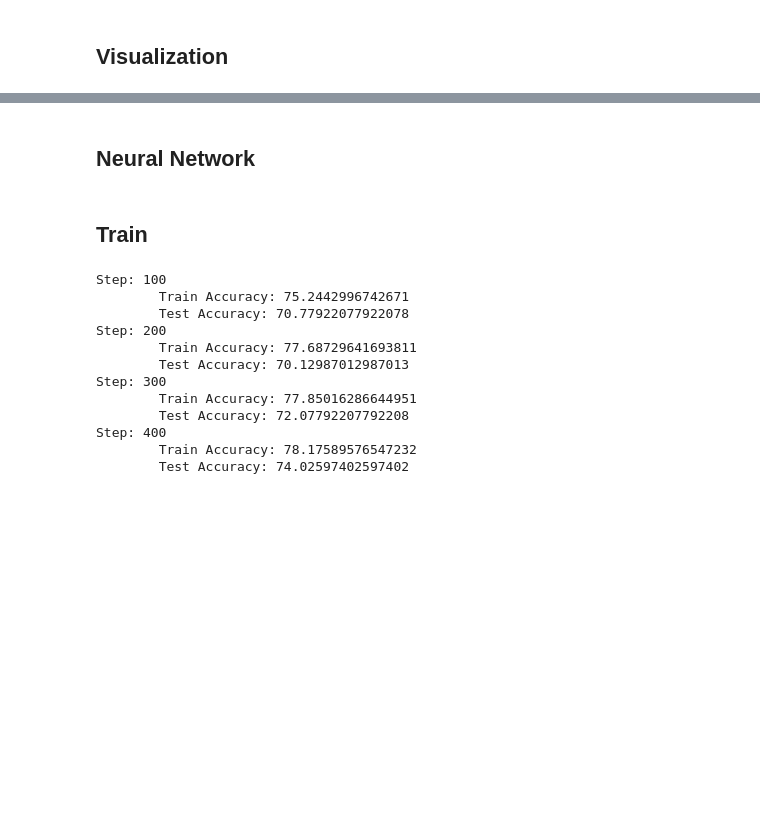
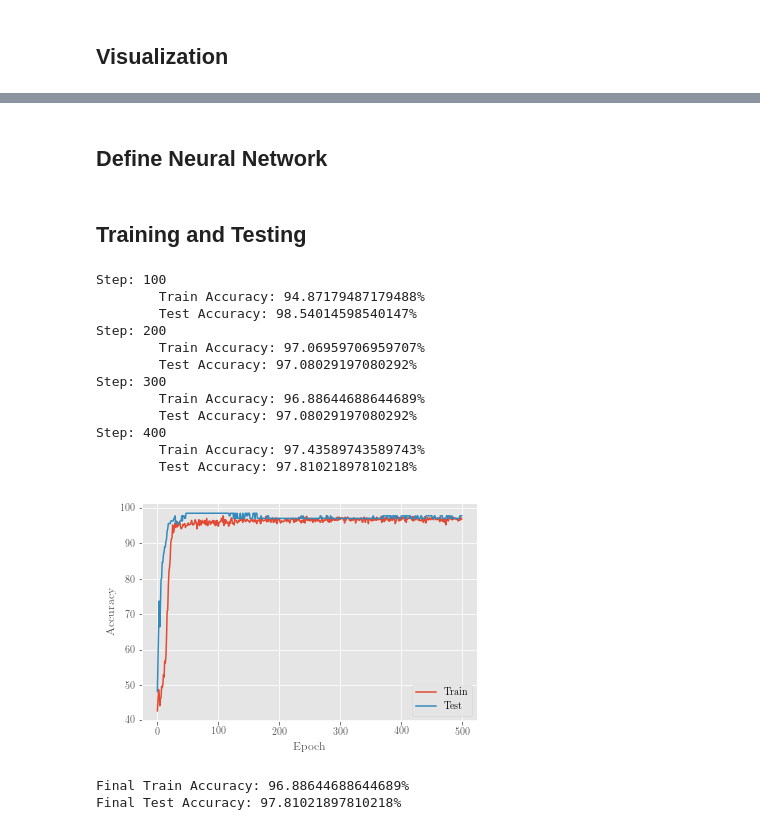
Before and after one commit to Deep-Learning-Team/Forward-Equations-On-ResNets, a Jupyter notebook: binary_classification.ipynb, the cells around one changed output, grey strips where cells are left out. Cells and saved outputs as stored; diff of their text form; code cells hidden in the pictures; blank space fills up the shorter version.

```diff
--- a/binary_classification.ipynb
+++ b/binary_classification.ipynb
@@ -205,16 +206,17 @@ Test points: 154
 # %% [markdown]
-## Neural Network
+##  Define Neural Network
 # %%
 import torch.nn as nn
 import torch.optim as optim
 import torch.nn.functional as F
 
 class Net(torch.nn.Module):
-    # list of hyperparameters to tune
-    INPUT_SIZE = 8
+
+    # list of hyperparameters
+    INPUT_SIZE = col - 1
     OUTPUT_SIZE = 1
     L2_PEN = 1e-6
-    NUM_EPOCHS = 801
+    NUM_EPOCHS = 500
     H1_SIZE = 1024
     H2_SIZE = 64
     H3_SIZE = 64
@@ -234,6 +236,7 @@ class Net(torch.nn.Module):
                                 nn.Sigmoid())
 
     def forward(self, x):
+
         out = self.h1(x)
         out = self.h2(out)
         out = self.h3(out)
@@ -242,11 +245,11 @@ class Net(torch.nn.Module):
         return out
 
 def accuracy(y_pred, y_true):
-    wrong = torch.sum((y_pred <= 0.5).type(torch.FloatTensor) - y_true == 0)
-    total = y_true.size(0)
-    return 100. - 100. * float(wrong) / float(total)
+    right = np.sum((y_pred.data.numpy() > 0.5) == y_true.data.numpy())
+    total = y_true.data.numpy().shape[0]
+    return 100. * float(right) / float(total)
-# %% [markdown]
-## Train
+# %% [markdown]
+## Training and Testing
 # %%
 VERBOSE = True
 
@@ -276,43 +279,46 @@ for step in range(Net.NUM_EPOCHS):
     hist_loss_test[step] = loss_test
     hist_correct_test[step] = accuracy(test_pred, y_test_tor)
 
     # Perform train cost fn
     final_net.train()
     train_pred = final_net(X_train_tor)
     loss_train = loss_func(train_pred, y_train_tor)
     hist_loss_train[step] = loss_train
     hist_correct_train[step] = accuracy(train_pred, y_train_tor)
 
     if VERBOSE and ((step % 100) == 0) and step != 0:
         print('Step: {}'.format(step))
-        print('\tTrain Accuracy: {}'.format(hist_correct_train[step]))
-        print('\tTest Accuracy: {}'.format(hist_correct_test[step]))
+        print('\tTrain Accuracy: {}%'.format(hist_correct_train[step]))
+        print('\tTest Accuracy: {}%'.format(hist_correct_test[step]))
 
     # Update based on train performance
     optimizer.zero_grad()
     loss_train.backward()
     optimizer.step()
 
 plt.plot(epochs, hist_correct_train, epochs, hist_correct_test)
 # plt.title('Final Test Accuracy'.format(fold))
 plt.xlabel('Epoch')
-plt.ylabel('Percent Accuracy')
+plt.ylabel('Accuracy')
 plt.legend(['Train', 'Test'], loc='lower right')
 plt.show()
 
-print('Final Train Accuracy: {}'.format(hist_correct_train[-1]))
-print('Final Test Accuracy: {}'.format(hist_correct_test[-1]))
+print('Final Train Accuracy: {}%'.format(hist_correct_train[-1]))
+print('Final Test Accuracy: {}%'.format(hist_correct_test[-1]))
 # print('Mean cross validation performance: {}'.format(fold_mean))
 # %% [output]
 Step: 100
-        Train Accuracy: 75.2442996742671
-        Test Accuracy: 70.77922077922078
+        Train Accuracy: 94.87179487179488%
+        Test Accuracy: 98.54014598540147%
 Step: 200
-        Train Accuracy: 77.68729641693811
-        Test Accuracy: 70.12987012987013
+        Train Accuracy: 97.06959706959707%
+        Test Accuracy: 97.08029197080292%
 Step: 300
-        Train Accuracy: 77.85016286644951
-        Test Accuracy: 72.07792207792208
+        Train Accuracy: 96.88644688644689%
+        Test Accuracy: 97.08029197080292%
 Step: 400
-        Train Accuracy: 78.17589576547232
-        Test Accuracy: 74.02597402597402
+        Train Accuracy: 97.43589743589743%
+        Test Accuracy: 97.81021897810218%
+[figure, added]
+Final Train Accuracy: 96.88644688644689%
+Final Test Accuracy: 97.81021897810218%
```
Also changed, not shown: parts of 11 cells of this notebook.
